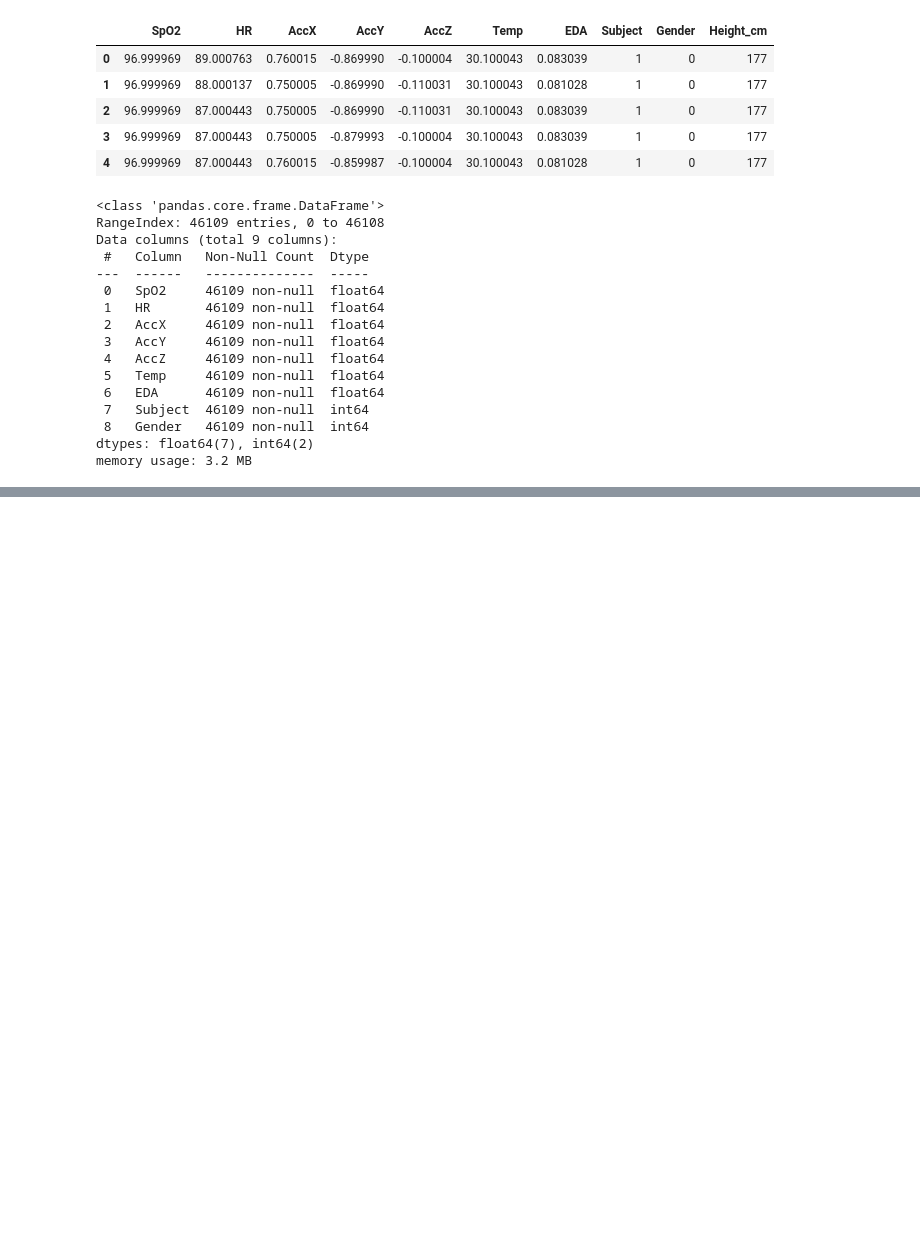
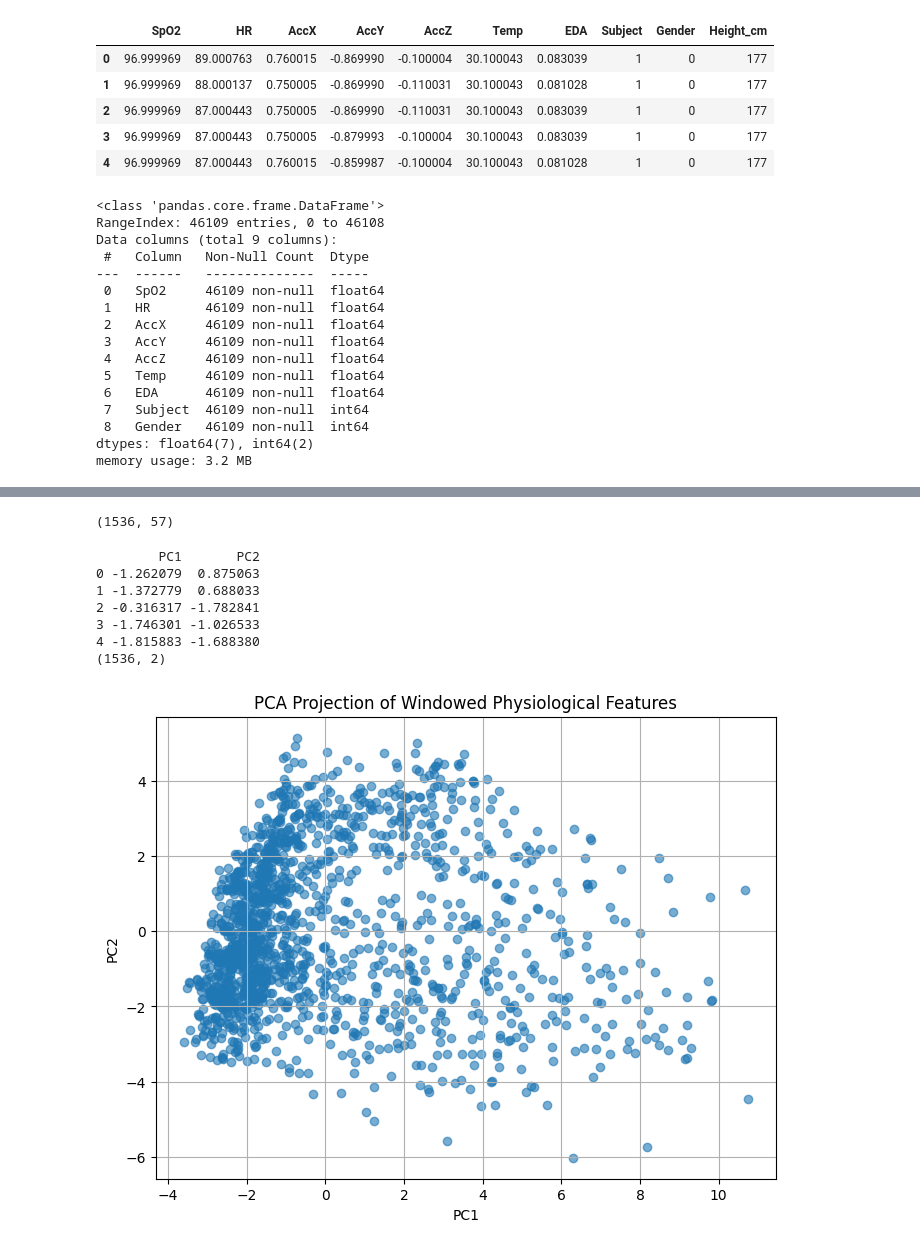
Before and after one commit to sudeepti25/Neurological_state-pridiction, a Jupyter notebook: Project.ipynb, the cells around one changed output, grey strips where cells are left out. Saved outputs shown, nothing was run; the diff lists cells and outputs as text; code cells hidden in the pictures; blank space fills up the shorter version.

```diff
--- a/Project.ipynb
+++ b/Project.ipynb
@@ -220,0 +233,53 @@ df_scaled.head()
+# %%
+# EXTRACTING FEATURES PER WINDOW
+
+def extract_features(window):
+    features={}
+
+    for col in window.columns:
+        values= window[col].values
+
+        features[f'{col}_mean'] = np.mean(values)
+        features[f'{col}_std'] = np.std(values)
+        features[f'{col}_min'] = np.min(values)
+        features[f'{col}_max'] = np.max(values)
+        features[f'{col}_range'] = np.max(values) - np.min(values)
+        features[f'{col}_slope'] = np.polyfit(np.arange(len(values)), values, 1)[0]  # Linear trend
+        features[f'{col}_skew'] = skew(values)
+        features[f'{col}_kurtosis'] = kurtosis(values)
+
+    return features
+
+
+
+feature_list=[]
+
+for i in range(num_windows):
+    start_idx= i*window_size
+    end_idx= start_idx+window_size
+
+    window= df_scaled.iloc[start_idx:end_idx]
+
+    features= extract_features(window)
+    features['window_id']=i
+    feature_list.append(features)
+
+
+df_features= pd.DataFrame(feature_list)
+
+
+print(df_features.shape)
+
+df_features.head()
+
+df_features.to_csv('timeseries_windowed_features.csv', index=False)
+# %% [output]
+(1536, 57)
+# %%
+df= pd.read_csv('./DATA/timeseries_windowed_features.csv')
+# %%
+#SCALING THE FEATURES
+df_filled = df.fillna(df.median(numeric_only=True))
+
+scaler= StandardScaler()
+scaled_features= scaler.fit_transform(df_filled.drop(columns=['window_id']))
@@ -220,0 +290,26 @@ df_scaled.head()
+# %%
+pca =PCA(n_components=2)
+pca_features = pca.fit_transform(scaled_features)
+
+pca_df = pd.DataFrame(pca_features, columns=['PC1', 'PC2'])
+
+print(pca_df.head())
+print(pca_df.shape)
+
+
+plt.figure(figsize=(8,6))
+plt.scatter(pca_df['PC1'], pca_df['PC2'], alpha=0.6)
+plt.title("PCA Projection of Windowed Physiological Features")
+plt.xlabel("PC1")
+plt.ylabel("PC2")
+plt.grid(True)
+plt.show()
+# %% [output]
+        PC1       PC2
+0 -1.262079  0.875063
+1 -1.372779  0.688033
+2 -0.316317 -1.782841
+3 -1.746301 -1.026533
+4 -1.815883 -1.688380
+(1536, 2)
+[figure, added]
```
Also changed, not shown: parts of 11 cells of this notebook, 1 other file.
